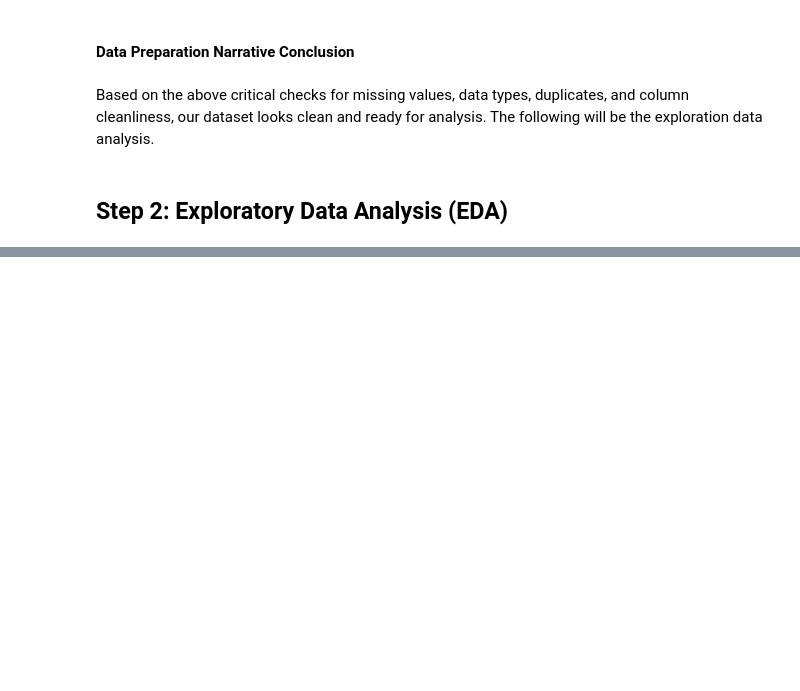
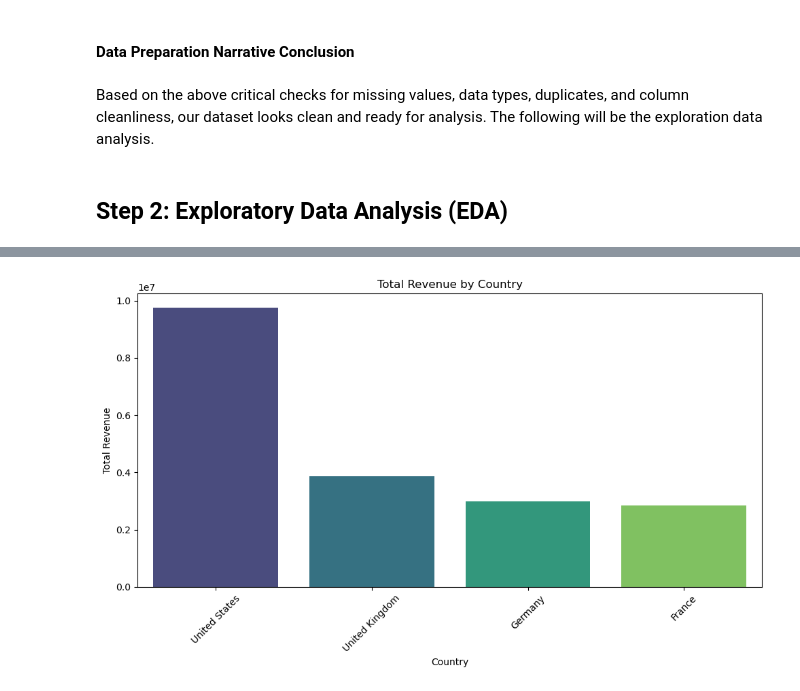
Before and after one commit to NkeCelestin/group5project_datascienceclass, a Jupyter notebook: Final Project Group 5.ipynb, the cells around one changed output, grey strips where cells are left out. Cells and saved outputs as stored; diff of their text form; code cells hidden in the pictures; blank space fills up the shorter version.

```diff
--- a/Final Project Group 5.ipynb
+++ b/Final Project Group 5.ipynb
@@ -167,0 +202,13 @@ Based on the above critical checks for missing values, data types, duplicates, a
+# %%
+country_revenue = df.groupby('Country')['Revenue'].sum().sort_values(ascending=False).reset_index()
+
+plt.figure(figsize=(10, 6))
+sns.barplot(data=country_revenue, x='Country', y='Revenue', palette='viridis', hue='Country', legend=False)
+plt.title('Total Revenue by Country')
+plt.xlabel('Country')
+plt.ylabel('Total Revenue')
+plt.xticks(rotation=45)
+plt.tight_layout()
+plt.show()
+# %% [output]
+[figure, added]
```
Also changed, not shown: parts of 11 cells of this notebook.
